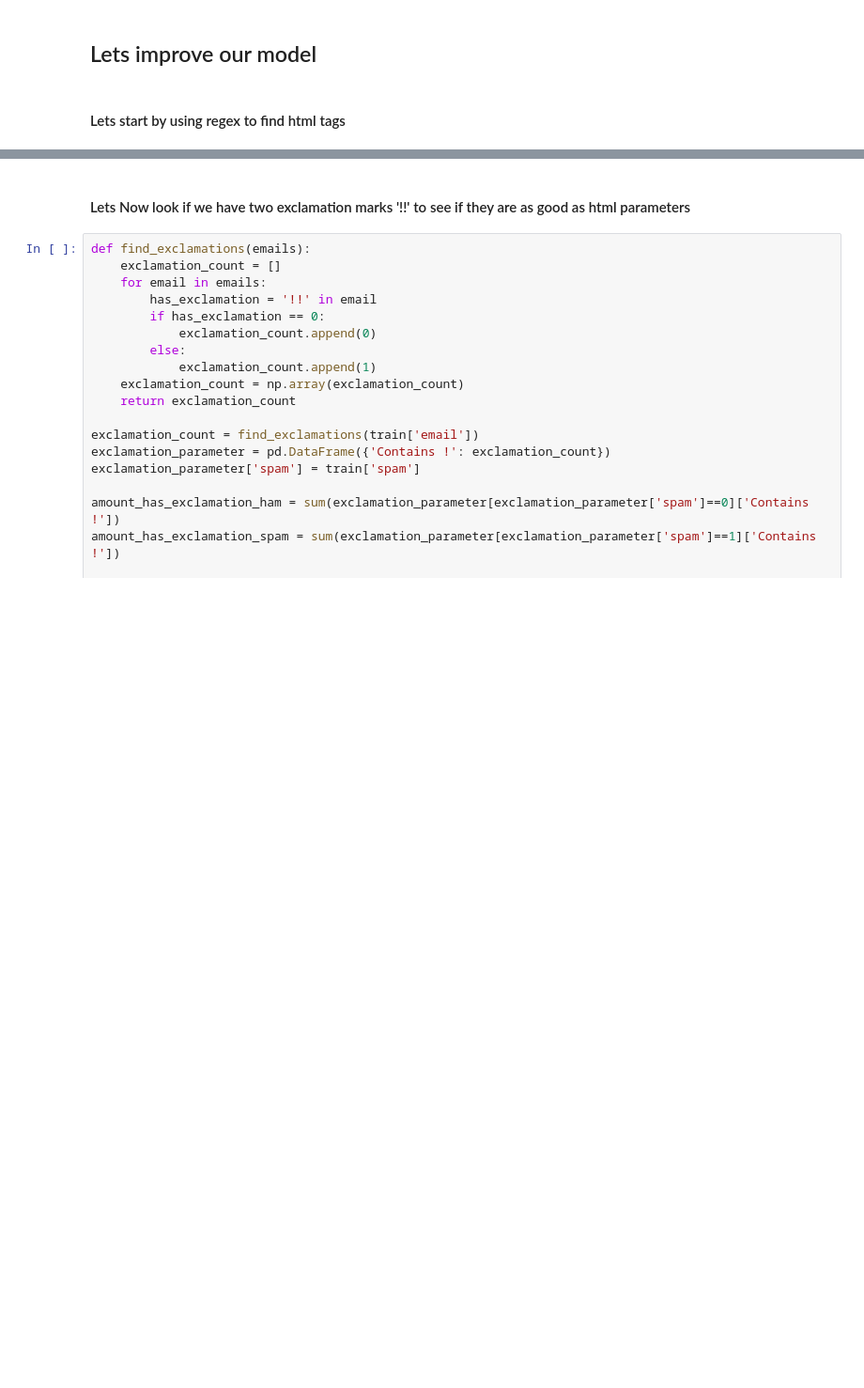
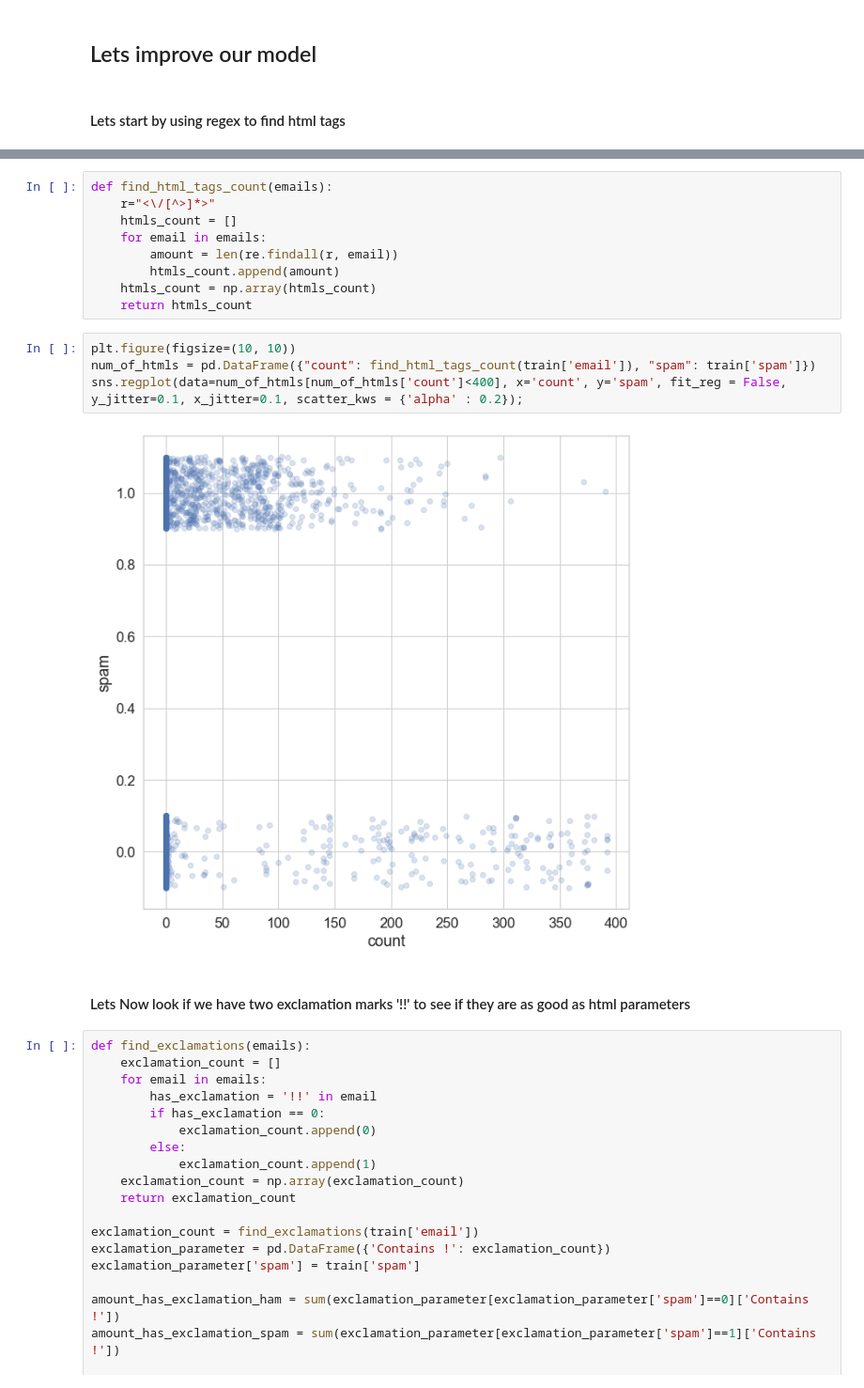
Before and after one commit to Otm639e/email_classifier, a Jupyter notebook: email_classifier.ipynb, the cells around one changed output, grey strips where cells are left out. Shown at 94% size. Drawn from its saved outputs; the diff is of its cells as text; blank space fills up the shorter version.

```diff
--- a/email_classifier.ipynb
+++ b/email_classifier.ipynb
@@ -229,3 +236,18 @@ Proportions of spam emails that have html tags:  0.5279329608938548
+# %%
+def find_html_tags_count(emails):
+    r="<\/[^>]*>"
+    htmls_count = []
+    for email in emails:
+        amount = len(re.findall(r, email))
+        htmls_count.append(amount)
+    htmls_count = np.array(htmls_count)
+    return htmls_count
+# %%
+plt.figure(figsize=(10, 10))
+num_of_htmls = pd.DataFrame({"count": find_html_tags_count(train['email']), "spam": train['spam']})
+sns.regplot(data=num_of_htmls[num_of_htmls['count']<400], x='count', y='spam', fit_reg = False, y_jitter=0.1, x_jitter=0.1, scatter_kws = {'alpha' : 0.2});
+# %% [output]
+[figure, added]
 # %% [markdown]
 #### Lets Now look if we have two exclamation marks '!!' to see if they are as good as html parameters
 # %%
```
Also changed, not shown: parts of 17 cells of this notebook.
